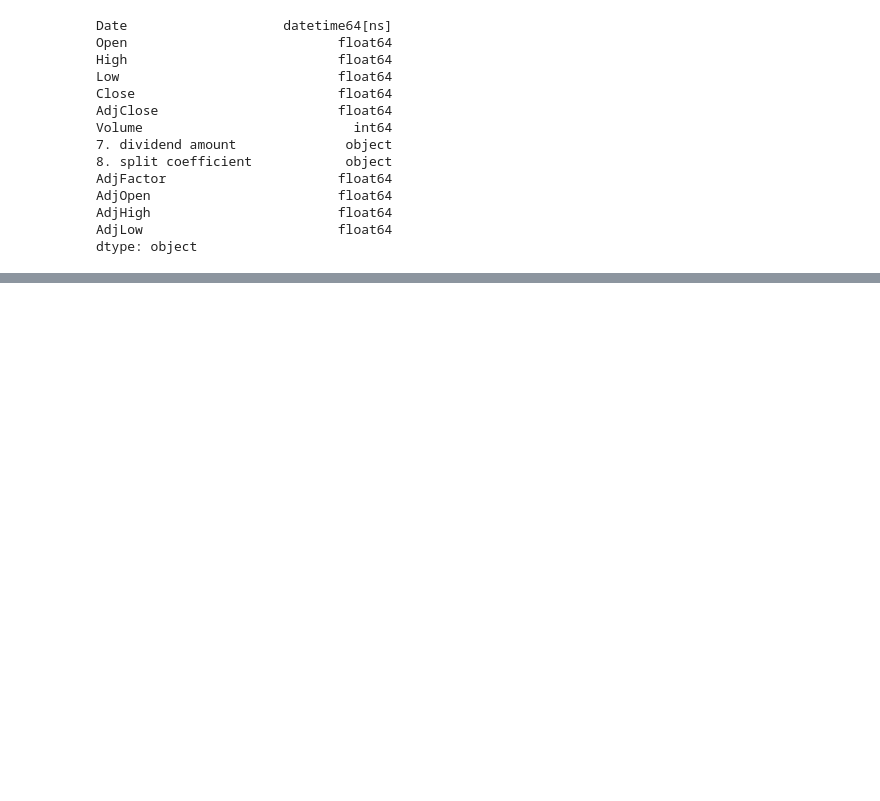
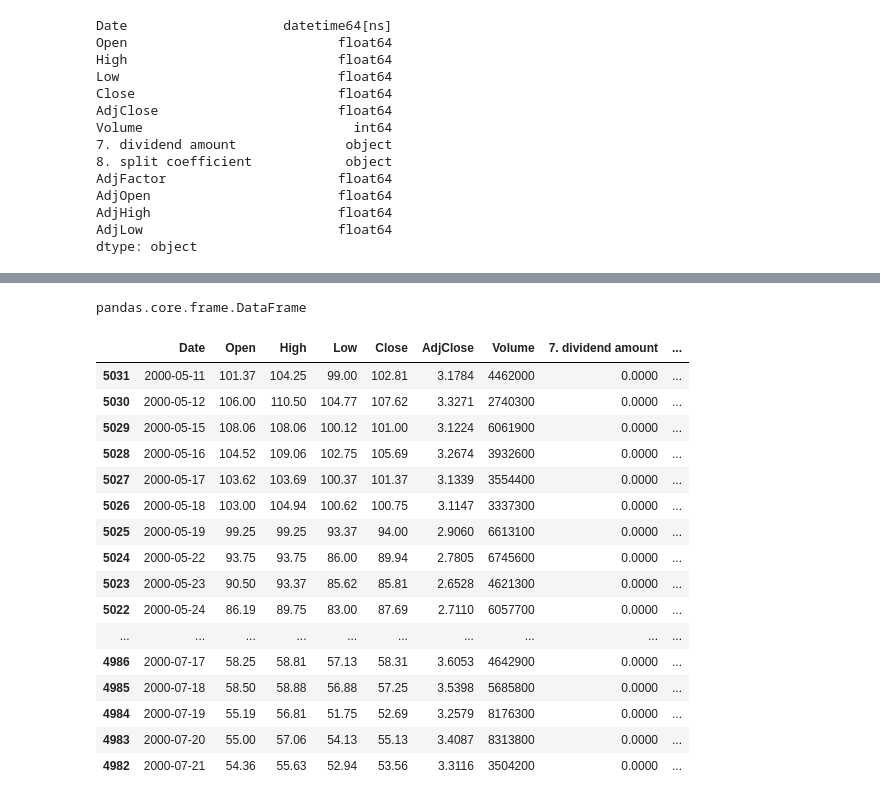
Before and after one commit to schairez/stock-analysis-py, a Jupyter notebook: stock_data.ipynb, the cells around one changed output, grey strips where cells are left out. Saved outputs shown, nothing was run; the diff lists cells and outputs as text; code cells hidden in the pictures; blank space fills up the shorter version.

```diff
--- a/stock_data.ipynb
+++ b/stock_data.ipynb
@@ -52,3 +61,37 @@ Name: Date, Length: 5032, dtype: datetime64[ns]
+# %%
+type(aapl_df[["AdjClose"]])
+# %% [output]
+pandas.core.frame.DataFrame
+# %%
+# aapl_df.groupby('Date').rolling(5)['AdjClose'].mean().tail(50)
+
+aapl_df['SMA_20day'] = aapl_df[['AdjClose']].rolling(window=20).mean()
+aapl_df['SMA_20day_v2'] =  aapl_df.iloc[:,5].rolling(window=20).mean()
+aapl_df['EMA_20day'] = aapl_df.iloc[:, 5].ewm(span=20,min_periods=20, adjust=False).mean()
+aapl_df['EMA_20day_v2'] = aapl_df[['AdjClose']].ewm(span=20,adjust=False).mean()
+
+
+# df['EMA_20day'] = df.iloc[:, 1].ewm(span=20, adjust=False).mean()
+# %%
+aapl_df.head(50)
+# %% [output]
+|  | Date | Open | High | Low | Close | AdjClose | Volume | 7. dividend amount | ... |
+| 5031 | 2000-05-11 | 101.37 | 104.25 | 99.00 | 102.81 | 3.1784 | 4462000 | 0.0000 | ... |
+| 5030 | 2000-05-12 | 106.00 | 110.50 | 104.77 | 107.62 | 3.3271 | 2740300 | 0.0000 | ... |
+| 5029 | 2000-05-15 | 108.06 | 108.06 | 100.12 | 101.00 | 3.1224 | 6061900 | 0.0000 | ... |
+| 5028 | 2000-05-16 | 104.52 | 109.06 | 102.75 | 105.69 | 3.2674 | 3932600 | 0.0000 | ... |
+| 5027 | 2000-05-17 | 103.62 | 103.69 | 100.37 | 101.37 | 3.1339 | 3554400 | 0.0000 | ... |
+| 5026 | 2000-05-18 | 103.00 | 104.94 | 100.62 | 100.75 | 3.1147 | 3337300 | 0.0000 | ... |
+| 5025 | 2000-05-19 | 99.25 | 99.25 | 93.37 | 94.00 | 2.9060 | 6613100 | 0.0000 | ... |
+| 5024 | 2000-05-22 | 93.75 | 93.75 | 86.00 | 89.94 | 2.7805 | 6745600 | 0.0000 | ... |
+| 5023 | 2000-05-23 | 90.50 | 93.37 | 85.62 | 85.81 | 2.6528 | 4621300 | 0.0000 | ... |
+| 5022 | 2000-05-24 | 86.19 | 89.75 | 83.00 | 87.69 | 2.7110 | 6057700 | 0.0000 | ... |
+| ... | ... | ... | ... | ... | ... | ... | ... | ... | ... |
+| 4986 | 2000-07-17 | 58.25 | 58.81 | 57.13 | 58.31 | 3.6053 | 4642900 | 0.0000 | ... |
+| 4985 | 2000-07-18 | 58.50 | 58.88 | 56.88 | 57.25 | 3.5398 | 5685800 | 0.0000 | ... |
+| 4984 | 2000-07-19 | 55.19 | 56.81 | 51.75 | 52.69 | 3.2579 | 8176300 | 0.0000 | ... |
+| 4983 | 2000-07-20 | 55.00 | 57.06 | 54.13 | 55.13 | 3.4087 | 8313800 | 0.0000 | ... |
+| 4982 | 2000-07-21 | 54.36 | 55.63 | 52.94 | 53.56 | 3.3116 | 3504200 | 0.0000 | ... |
 # %%
 plot_ohlc(aapl_df, title="Apple Stock")
 # %%
```
Also changed, not shown: parts of 2 cells of this notebook, 3 other files.
